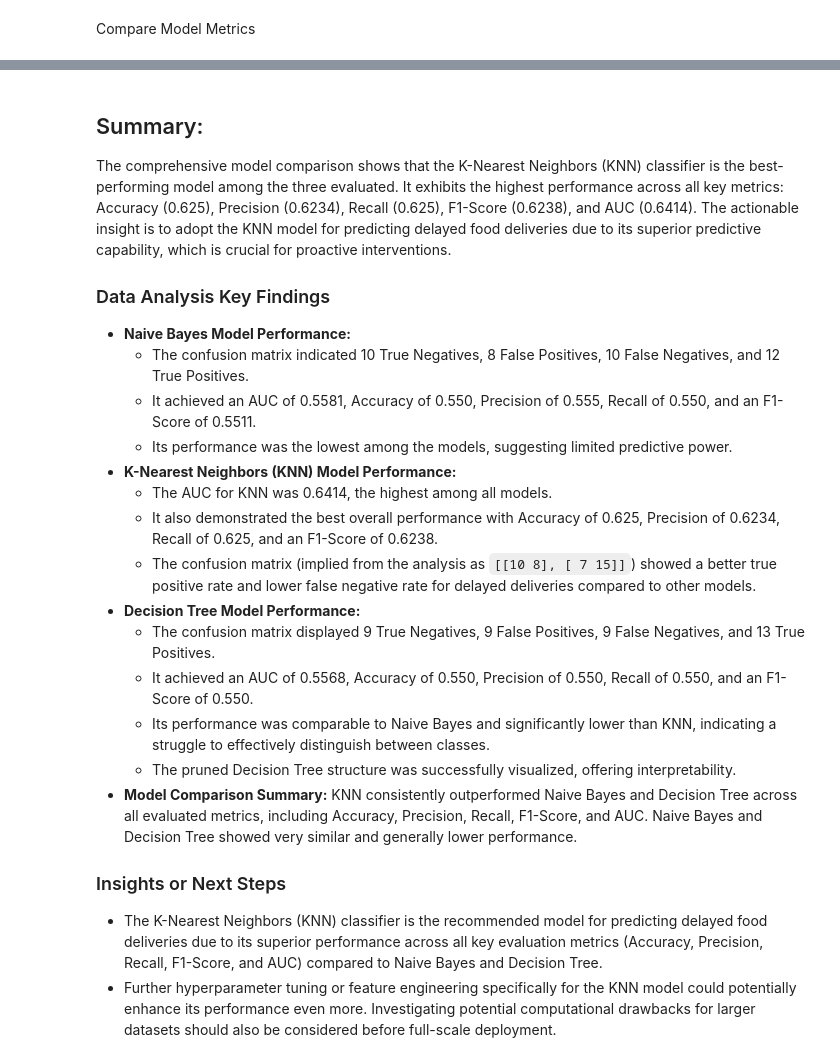
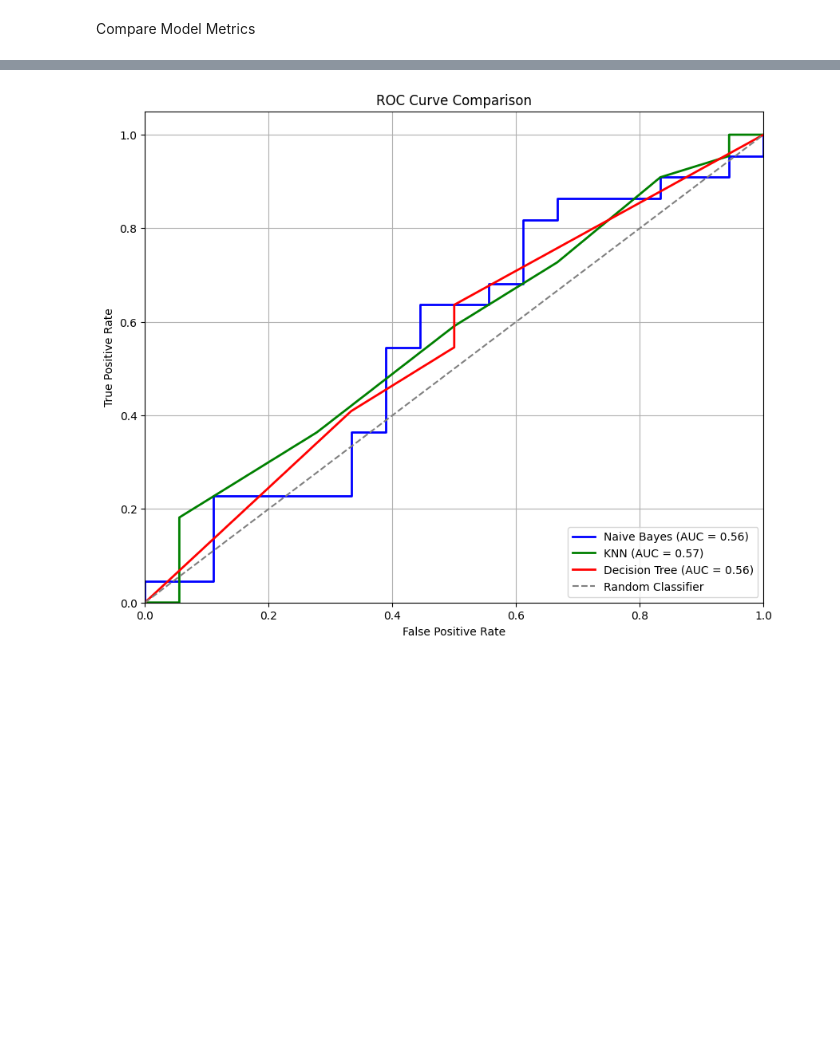
Before and after one commit to harshit-coder-dev/ML-projects, a Jupyter notebook: Food_Time_Delivery_Classification.ipynb, the cells around one changed output, grey strips where cells are left out. Saved outputs shown, nothing was run; the diff lists cells and outputs as text; code cells hidden in the pictures; blank space fills up the shorter version.

```diff
--- a/Food_Time_Delivery_Classification.ipynb
+++ b/Food_Time_Delivery_Classification.ipynb
@@ -672,23 +643,43 @@ While Decision Trees offer interpretability, their lower performance metrics mak
-# %% [markdown]
-## Summary:
-The comprehensive model comparison shows that the K-Nearest Neighbors (KNN) classifier is the best-performing model among the three evaluated. It exhibits the highest performance across all key metrics: Accuracy (0.625), Precision (0.6234), Recall (0.625), F1-Score (0.6238), and AUC (0.6414). The actionable insight is to adopt the KNN model for predicting delayed food deliveries due to its superior predictive capability, which is crucial for proactive interventions.
-
-### Data Analysis Key Findings
-*   **Naive Bayes Model Performance:**
-    *   The confusion matrix indicated 10 True Negatives, 8 False Positives, 10 False Negatives, and 12 True Positives.
-    *   It achieved an AUC of 0.5581, Accuracy of 0.550, Precision of 0.555, Recall of 0.550, and an F1-Score of 0.5511.
-    *   Its performance was the lowest among the models, suggesting limited predictive power.
-*   **K-Nearest Neighbors (KNN) Model Performance:**
-    *   The AUC for KNN was 0.6414, the highest among all models.
-    *   It also demonstrated the best overall performance with Accuracy of 0.625, Precision of 0.6234, Recall of 0.625, and an F1-Score of 0.6238.
-    *   The confusion matrix (implied from the analysis as `[[10 8], [ 7 15]]`) showed a better true positive rate and lower false negative rate for delayed deliveries compared to other models.
-*   **Decision Tree Model Performance:**
-    *   The confusion matrix displayed 9 True Negatives, 9 False Positives, 9 False Negatives, and 13 True Positives.
-    *   It achieved an AUC of 0.5568, Accuracy of 0.550, Precision of 0.550, Recall of 0.550, and an F1-Score of 0.550.
-    *   Its performance was comparable to Naive Bayes and significantly lower than KNN, indicating a struggle to effectively distinguish between classes.
-    *   The pruned Decision Tree structure was successfully visualized, offering interpretability.
-*   **Model Comparison Summary:** KNN consistently outperformed Naive Bayes and Decision Tree across all evaluated metrics, including Accuracy, Precision, Recall, F1-Score, and AUC. Naive Bayes and Decision Tree showed very similar and generally lower performance.
-
-### Insights or Next Steps
-*   The K-Nearest Neighbors (KNN) classifier is the recommended model for predicting delayed food deliveries due to its superior performance across all key evaluation metrics (Accuracy, Precision, Recall, F1-Score, and AUC) compared to Naive Bayes and Decision Tree.
-*   Further hyperparameter tuning or feature engineering specifically for the KNN model could potentially enhance its performance even more. Investigating potential computational drawbacks for larger datasets should also be considered before full-scale deployment.
+# %%
+import matplotlib.pyplot as plt
+from sklearn.metrics import roc_curve, auc
+
+# Recalculate Naive Bayes ROC components
+y_proba_nb = gnb.predict_proba(X_test)[:, 1]
+fpr_nb, tpr_nb, _ = roc_curve(y_test, y_proba_nb)
+auc_nb = auc(fpr_nb, tpr_nb)
+
+# Recalculate KNN ROC components
+y_proba_knn = best_knn.predict_proba(X_test)[:, 1]
+fpr_knn, tpr_knn, _ = roc_curve(y_test, y_proba_knn)
+auc_knn = auc(fpr_knn, tpr_knn)
+
+# Recalculate Decision Tree ROC components
+y_proba_dt = best_dt.predict_proba(X_test)[:, 1]
+fpr_dt, tpr_dt, _ = roc_curve(y_test, y_proba_dt)
+auc_dt = auc(fpr_dt, tpr_dt)
+
+plt.figure(figsize=(10, 8))
+
+# Plot Naive Bayes ROC curve
+plt.plot(fpr_nb, tpr_nb, color='blue', lw=2, label=f'Naive Bayes (AUC = {auc_nb:.2f})')
+
+# Plot KNN ROC curve
+plt.plot(fpr_knn, tpr_knn, color='green', lw=2, label=f'KNN (AUC = {auc_knn:.2f})')
+
+# Plot Decision Tree ROC curve
+plt.plot(fpr_dt, tpr_dt, color='red', lw=2, label=f'Decision Tree (AUC = {auc_dt:.2f})')
+
+# Plot the random classifier line
+plt.plot([0, 1], [0, 1], color='gray', linestyle='--', label='Random Classifier')
+
+plt.xlim([0.0, 1.0])
+plt.ylim([0.0, 1.05])
+plt.xlabel('False Positive Rate')
+plt.ylabel('True Positive Rate')
+plt.title('ROC Curve Comparison')
+plt.legend(loc='lower right')
+plt.grid(True)
+plt.show()
+# %% [output]
+[figure, added]
```
Also changed, not shown: parts of 22 cells of this notebook.
